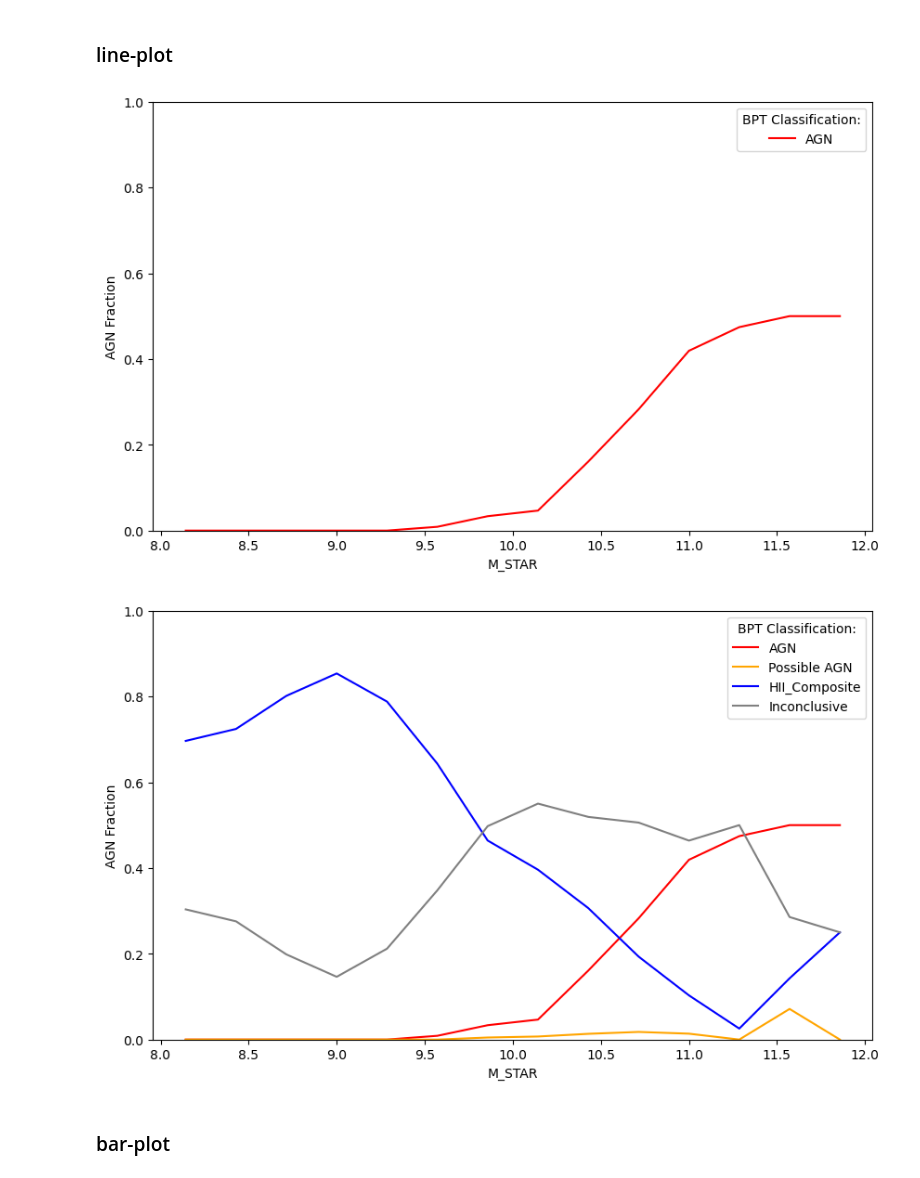
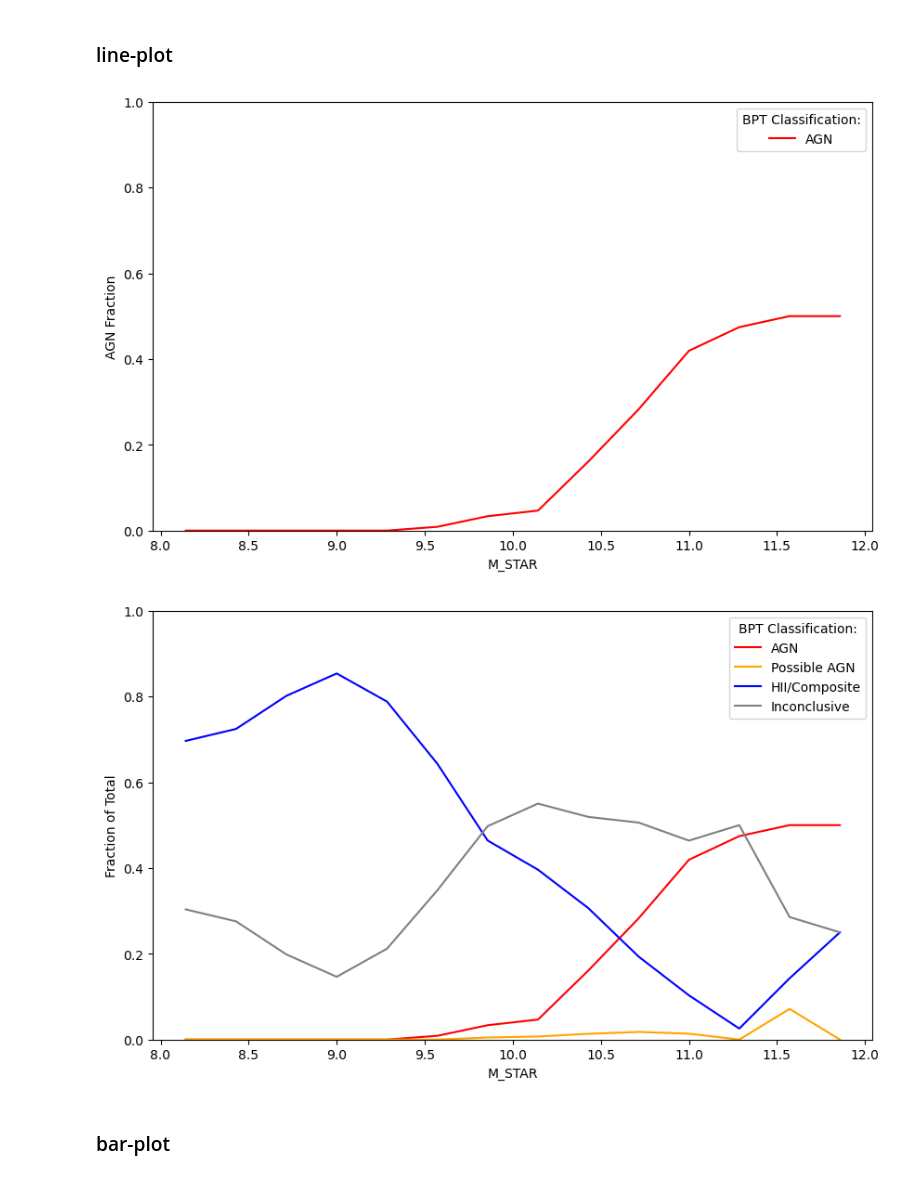
Before and after one commit to mspan4/sami_tools_smc_mspa4681, a Jupyter notebook: Code/AGN_statistics.ipynb, the cells around one changed output. Saved outputs shown, nothing was run; the diff lists cells and outputs as text; code cells hidden in the pictures.

```diff
--- a/Code/AGN_statistics.ipynb
+++ b/Code/AGN_statistics.ipynb
@@ -59,7 +59,7 @@ inconclusive_colour = 'grey'
 
 BPT_classification_dict = {'AGN': (AGN_mask, AGN_colour),
                             'Possible AGN': (possible_AGN_mask, possible_AGN_colour),
-                           'HII_Composite': (HII_Composite_mask, HII_Composite_colour),
+                           'HII/Composite': (HII_Composite_mask, HII_Composite_colour),
                            'Inconclusive': (inconclusive_mask, inconclusive_colour)}
 # %% [markdown]
 # M_STAR investigation
@@ -122,34 +122,34 @@ plt.show()
 # %%
 nbins = 15
 bins = np.linspace(8, 12, nbins)
 total_counts, _ = np.histogram(M_STAR_array, bins=bins)
 
 plt.figure(figsize=(10, 6))
 AGN_counts, _ = np.histogram(M_STAR_array[AGN_mask], bins=bins)
 plt.plot(bins[:-1]+np.diff(bins)/2, AGN_counts / total_counts, label='AGN', color=AGN_colour, linestyle='-')
 
 plt.xlabel('M_STAR')
 plt.ylabel('AGN Fraction')
 plt.ylim((0,1))
 plt.legend(title='BPT Classification:')
 plt.show()
 
 
 
 plt.figure(figsize=(10, 6))
 
 for category, (mask, colour) in BPT_classification_dict.items():
     category_counts, _ = np.histogram(M_STAR_array[mask], bins=bins)
     plt.plot(bins[:-1]+np.diff(bins)/2, category_counts / total_counts, label=category, color=colour, linestyle='-')
 
 plt.xlabel('M_STAR')
-plt.ylabel('AGN Fraction')
+plt.ylabel('Fraction of Total')
 plt.ylim((0,1))
 plt.legend(title='BPT Classification:')
 plt.show()
 # %% [output]
 [figure]
-[figure, old version]
+[figure, new version]
 # %% [markdown]
 ### bar-plot
 # %%
```
Also changed, not shown: parts of 1 cell of this notebook, 1 other file.
